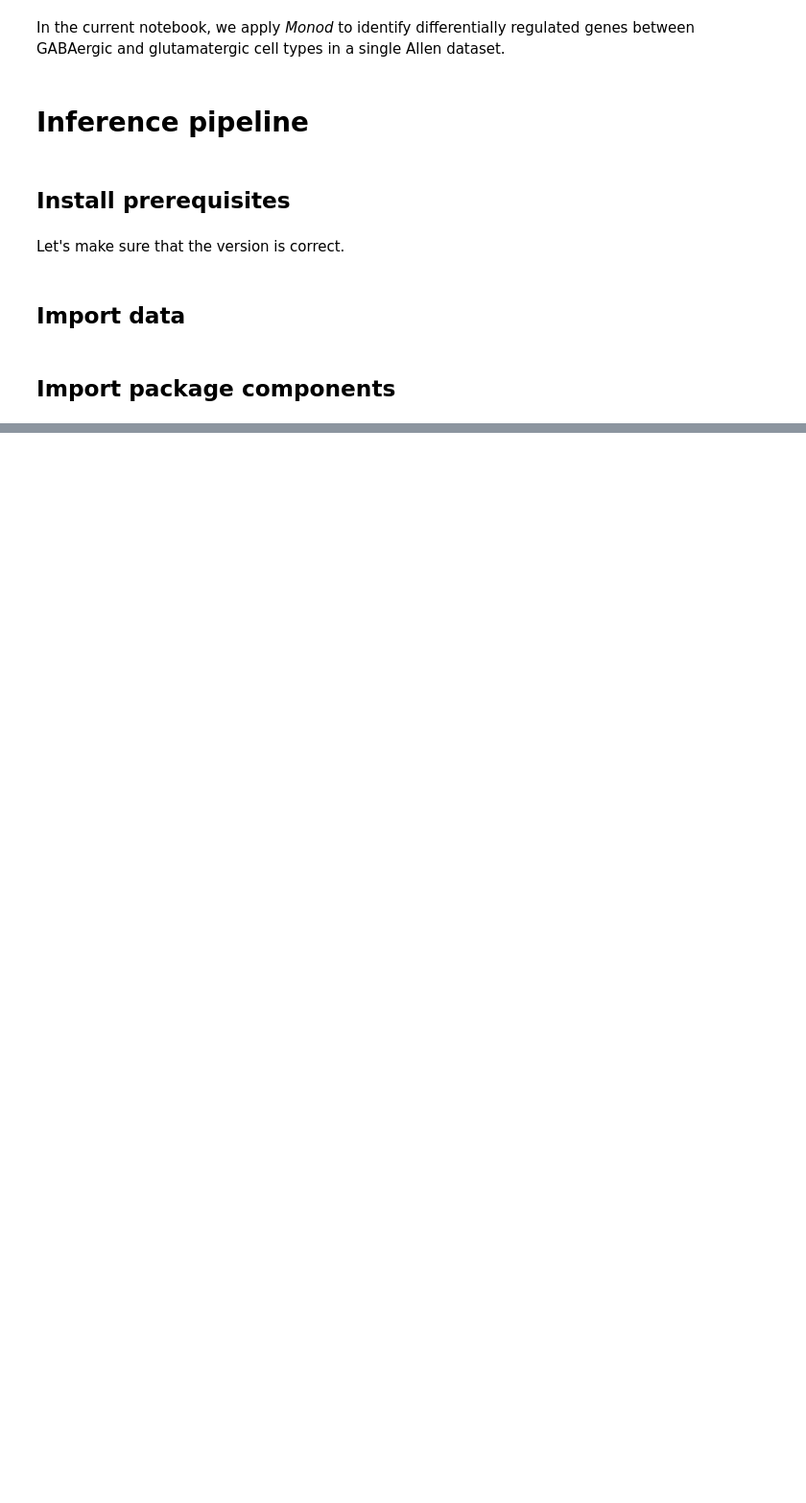
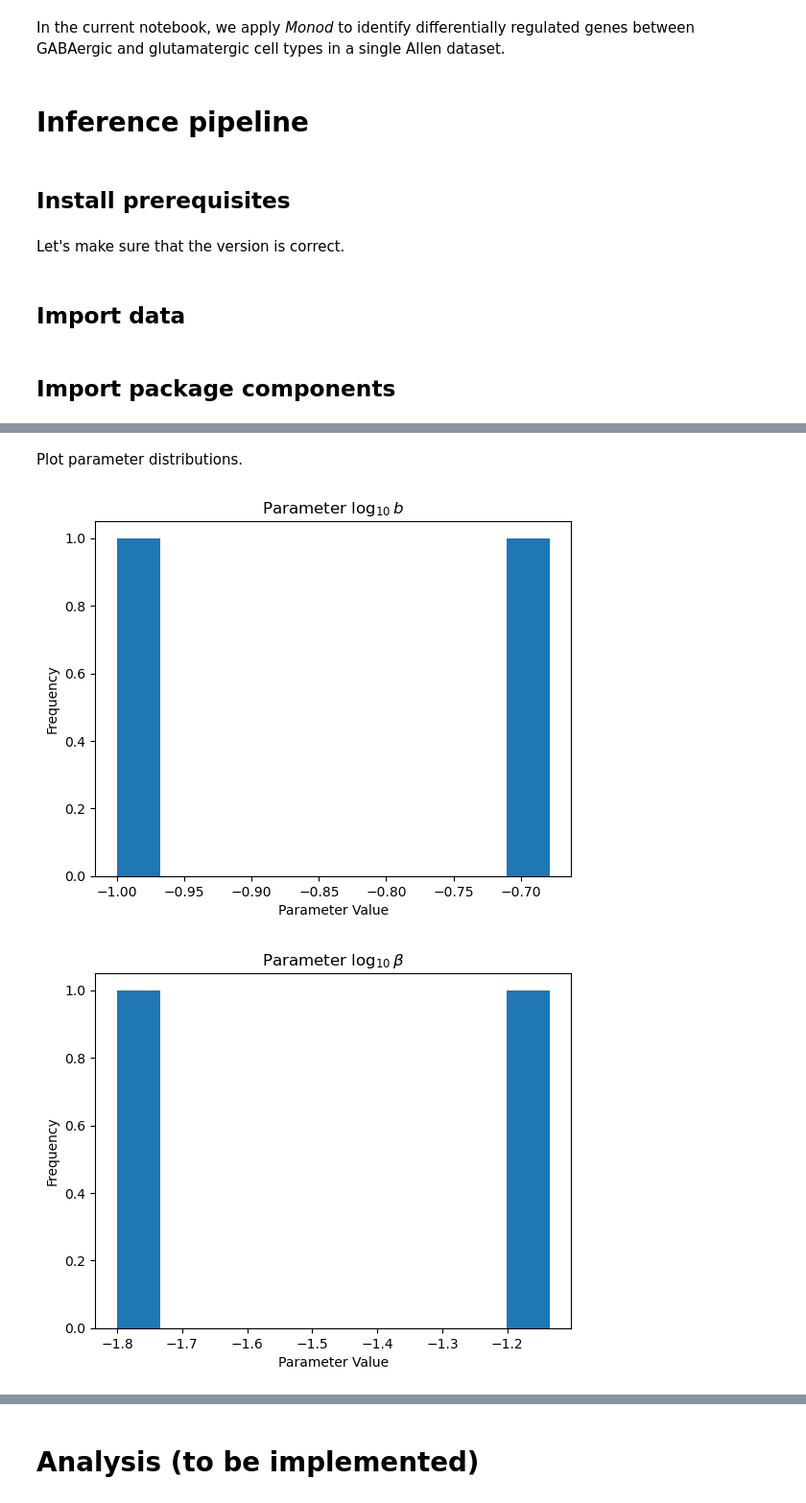
Before and after one commit to pachterlab/monod, a Jupyter notebook: Monod_demo_new.ipynb, the cells around one changed output, grey strips where cells are left out. Shown at 96% size. Saved outputs shown, nothing was run; the diff lists cells and outputs as text; code cells hidden in the pictures; blank space fills up the shorter version.

```diff
--- a/Monod_demo_new.ipynb
+++ b/Monod_demo_new.ipynb
@@ -200,12 +53,0 @@ Analyzing ./fits/gg_240626_026_batch_1/allen_C01_gaba/Bursty_Poisson_6x7/grid_sc
-# %%
-search_result.find_sampling_optimum(discard_rejected=False)
-parameters_per_gene = search_result.phys_optimum
-num_params = search_result.model.get_num_params() #np.shape(parameters_per_gene)[1]
-
-# Plot parameter histograms.
-for i in range(num_params):
-    plt.hist([j for j in parameters_per_gene[:,i]])
-    plt.title('Parameter ' + search_result.model.param_str[i])
-    plt.xlabel('Parameter Value')
-    plt.ylabel('Frequency')
-    plt.show()
@@ -218,11 +53,0 @@ for i in range(num_params):
-# %%
-search_result.compute_sigma(search_data,num_cores=1)
-sigmas = search_result.sigma
-
-# Plot dispersion.
-for i in range(num_params):
-    plt.scatter([10**j for j in parameters_per_gene[:,i]], sigmas[:,i])
-    plt.title('Parameter ' + search_result.model.param_str[i])
-    plt.xlabel('Parameter Value')
-    plt.ylabel('Standard Error')
-    plt.show()
@@ -316,0 +80,6 @@ INFO:root:Directory ./fits/gg_240626_026_batch_1/analysis_figures already exists
+# %%
+# Define model.
+fitmodel = cme_toolbox.CMEModel('Bursty','Bernoulli')
+
+# Perform inference.
+new_adata = inference.perform_inference('./output_file_with_layers.h5ad', fitmodel, n_genes=2)
@@ -316,0 +125,14 @@ INFO:root:Directory ./fits/gg_240626_026_batch_1/analysis_figures already exists
+# %% [markdown]
+Plot parameter distributions.
+# %%
+param_names = [i for i in new_adata.var.keys() if 'param' in i]
+for name in param_names:
+    plt.hist(new_adata.var[name])
+    plt.title('Parameter ' + name[6:])
+    plt.xlabel('Parameter Value')
+    plt.ylabel('Frequency')
+    # plt.savefig(search_result.inference_string + '/parameter_dist_'+ str(i))#'/parameter_dist_{}'.format(
+    plt.show()
+# %% [output]
+[figure, added]
+[figure, added]
@@ -316,0 +140,2 @@ INFO:root:Directory ./fits/gg_240626_026_batch_1/analysis_figures already exists
+# %% [markdown]
+# Analysis (to be implemented)
```
Also changed, not shown: parts of 40 cells of this notebook, 1 other file.
